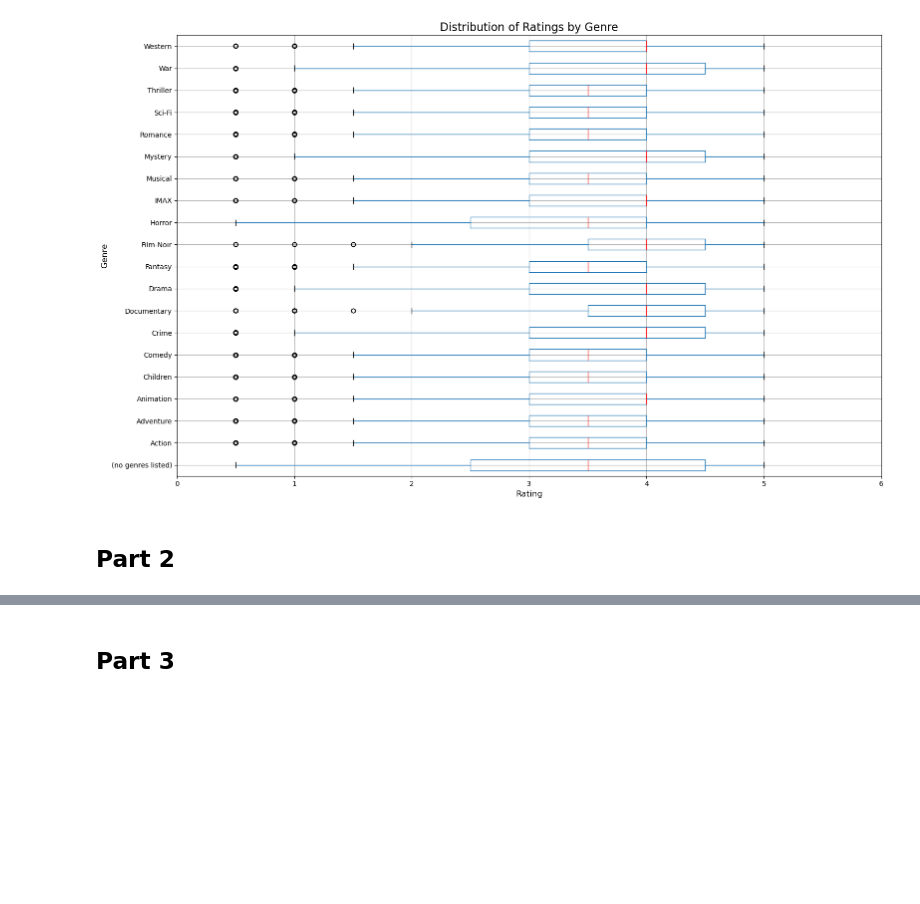
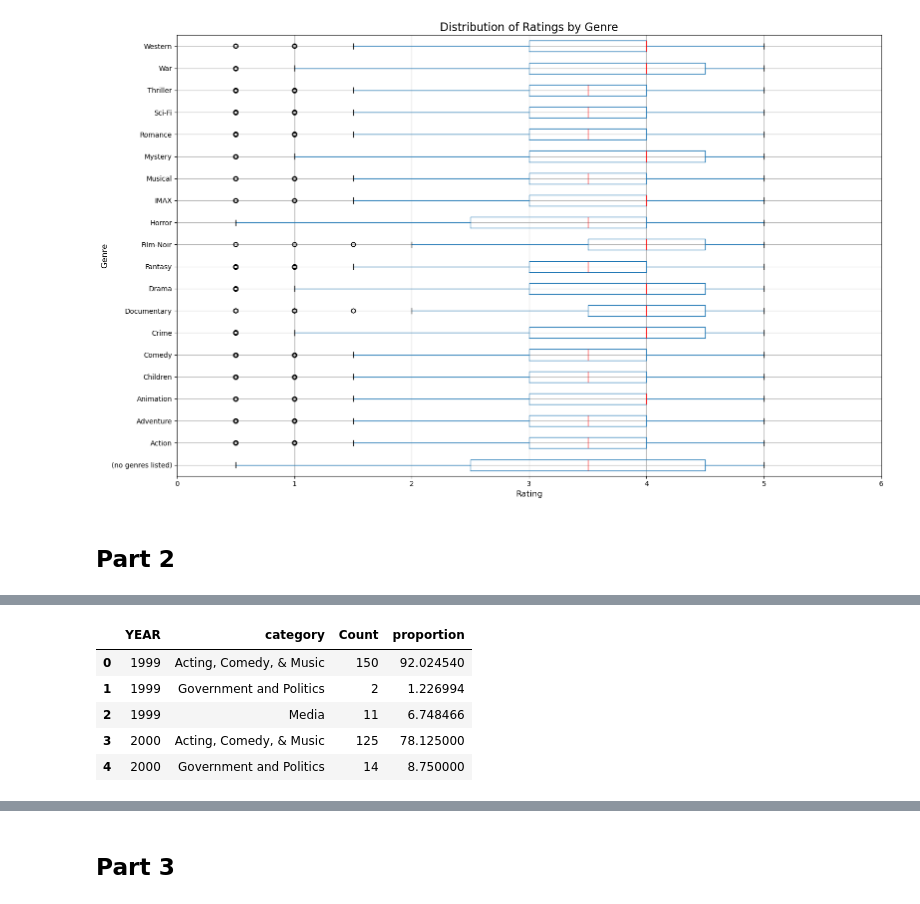
Before and after one commit to AHHHHHH0-0/170A-HW1, a Jupyter notebook: hw2/hw2.ipynb, the cells around one changed output, grey strips where cells are left out. Saved outputs shown, nothing was run; the diff lists cells and outputs as text; code cells hidden in the pictures; blank space fills up the shorter version.

```diff
--- a/hw2/hw2.ipynb
+++ b/hw2/hw2.ipynb
@@ -85,0 +97,17 @@ plt.show()
+# %%
+def set_category(x):
+    if x == 'Acting' or x == 'Comedy' or x == 'Musician':
+        return 'Acting, Comedy, & Music'
+    elif x == 'Media':
+        return 'Media'
+    elif x == 'Government' or x == 'Politician' or x == 'Political Aide':
+        return 'Government and Politics'
+    else:
+        return ''
+
+
+df['category'] = df['Group'].apply(set_category)
+
+df = df[df['category'] != '']
+
+df[['category', 'Group']].head(5)
@@ -85,0 +121,13 @@ plt.show()
+# %%
+fix_df = df.groupby(['YEAR', 'category']).size().reset_index(name='Count')
+
+
+fix_df['proportion'] = (fix_df['Count'] / fix_df.groupby('YEAR')['Count'].transform('sum')) * 100
+fix_df.head(5)
+# %% [output]
+|  | YEAR | category | Count | proportion |
+| 0 | 1999 | Acting, Comedy, & Music | 150 | 92.024540 |
+| 1 | 1999 | Government and Politics | 2 | 1.226994 |
+| 2 | 1999 | Media | 11 | 6.748466 |
+| 3 | 2000 | Acting, Comedy, & Music | 125 | 78.125000 |
+| 4 | 2000 | Government and Politics | 14 | 8.750000 |
```
Also changed, not shown: parts of 3 cells of this notebook, 2 other files.
